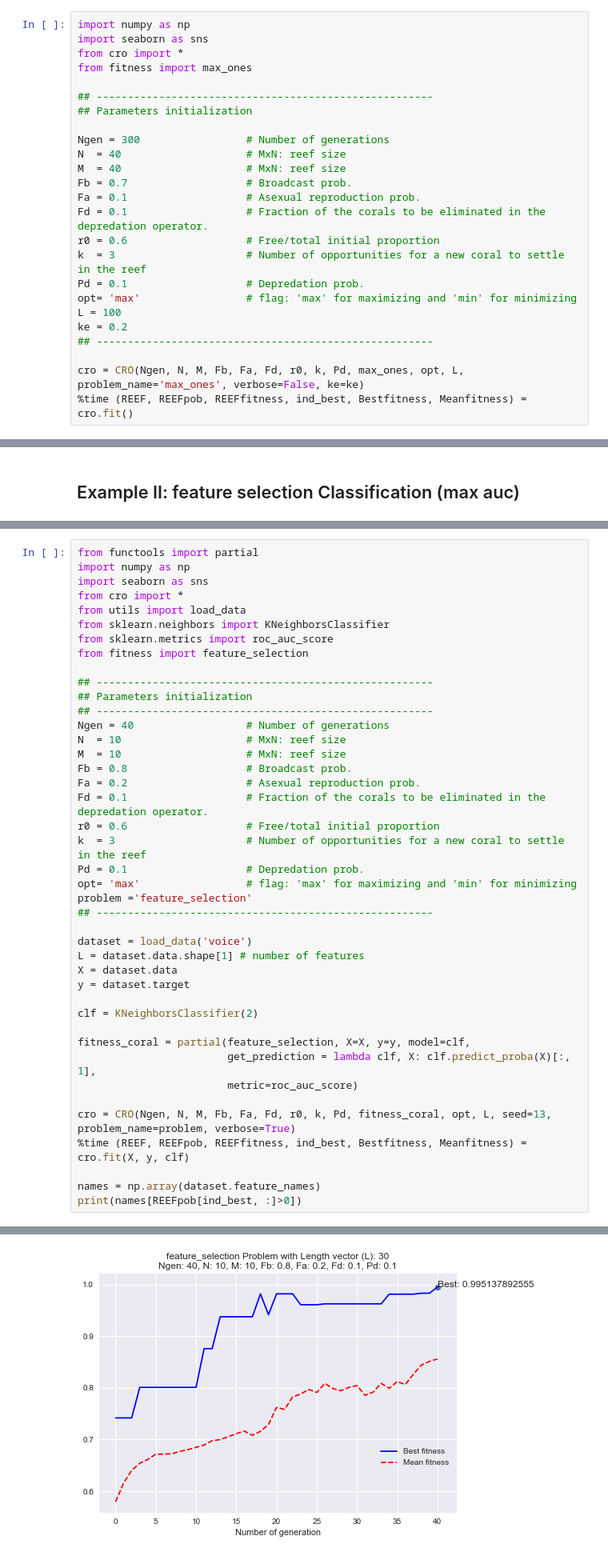
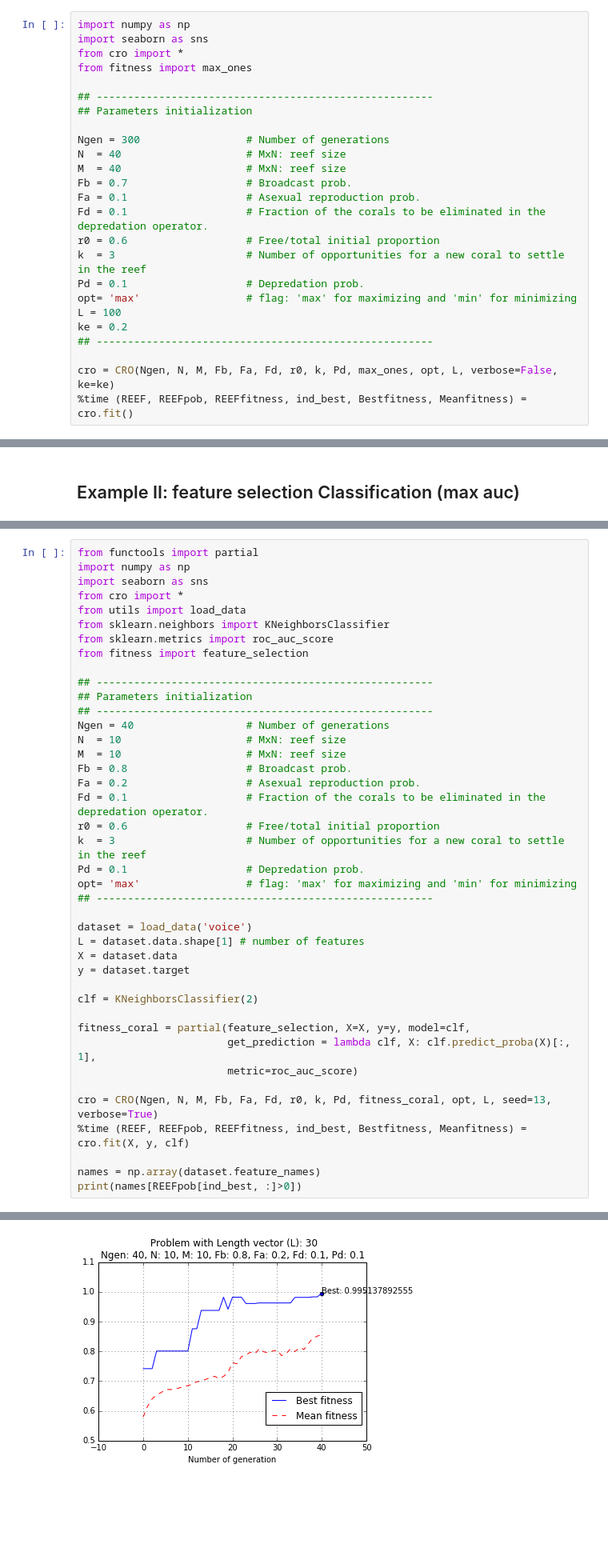
Before and after one commit to VictorPelaez/coral-reef-optimization-algorithm, a Jupyter notebook: cro/test.ipynb, the cells around one changed output, grey strips where cells are left out. Shown: that part at 80% size. Saved outputs shown, nothing was run; the diff lists cells and outputs as text; blank space fills up the shorter version.

```diff
--- a/cro/test.ipynb
+++ b/cro/test.ipynb
@@ -25,6 +25,6 @@ L = 100
 ke = 0.2
 ## ------------------------------------------------------
 
-cro = CRO(Ngen, N, M, Fb, Fa, Fd, r0, k, Pd, max_ones, opt, L, problem_name='max_ones', verbose=False, ke=ke)
+cro = CRO(Ngen, N, M, Fb, Fa, Fd, r0, k, Pd, max_ones, opt, L, verbose=False, ke=ke)
 %time (REEF, REEFpob, REEFfitness, ind_best, Bestfitness, Meanfitness) = cro.fit()
 # %% [output]
@@ -64,7 +67,6 @@ r0 = 0.6                   # Free/total initial proportion
 k  = 3                     # Number of opportunities for a new coral to settle in the reef
 Pd = 0.1                   # Depredation prob.
 opt= 'max'                 # flag: 'max' for maximizing and 'min' for minimizing
-problem ='feature_selection'
 ## ------------------------------------------------------
 
 dataset = load_data('voice')
@@ -78,7 +80,7 @@ fitness_coral = partial(feature_selection, X=X, y=y, model=clf,
                         get_prediction = lambda clf, X: clf.predict_proba(X)[:, 1],
                         metric=roc_auc_score)
 
-cro = CRO(Ngen, N, M, Fb, Fa, Fd, r0, k, Pd, fitness_coral, opt, L, seed=13, problem_name=problem, verbose=True)
+cro = CRO(Ngen, N, M, Fb, Fa, Fd, r0, k, Pd, fitness_coral, opt, L, seed=13, verbose=True)
 %time (REEF, REEFpob, REEFfitness, ind_best, Bestfitness, Meanfitness) = cro.fit(X, y, clf)
 
 names = np.array(dataset.feature_names)
@@ -103 +96 @@ Best-fitness: 0.995137892555
-[figure, old version]
+[figure, new version]
```
Also changed, not shown: parts of 3 cells of this notebook.
